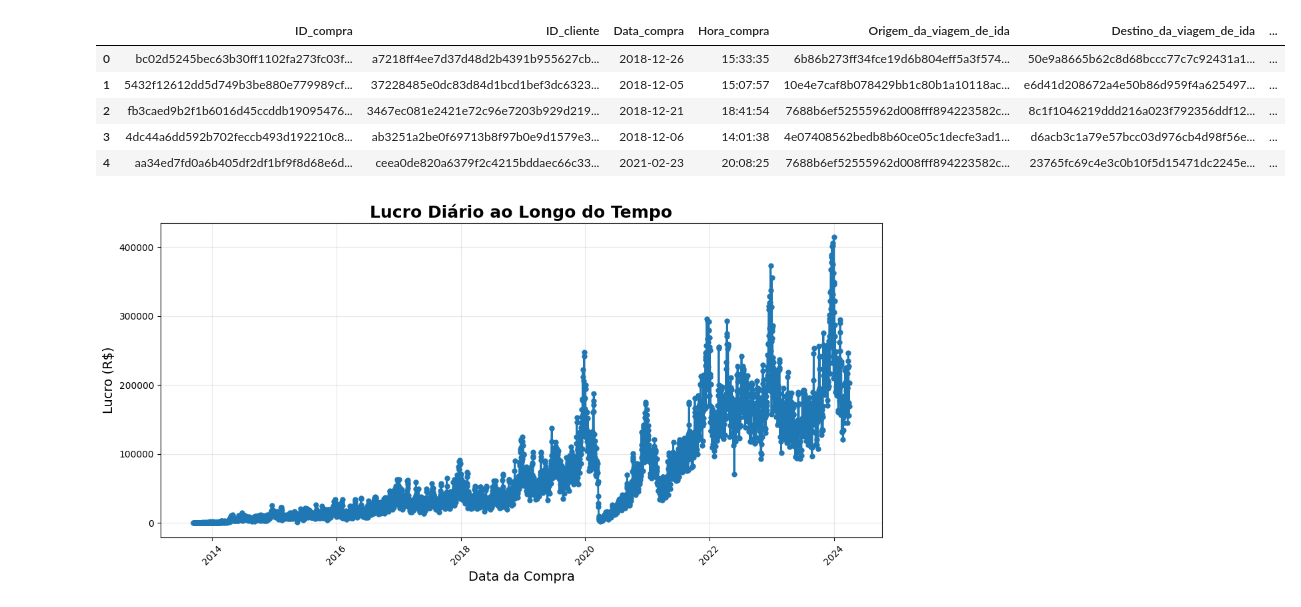
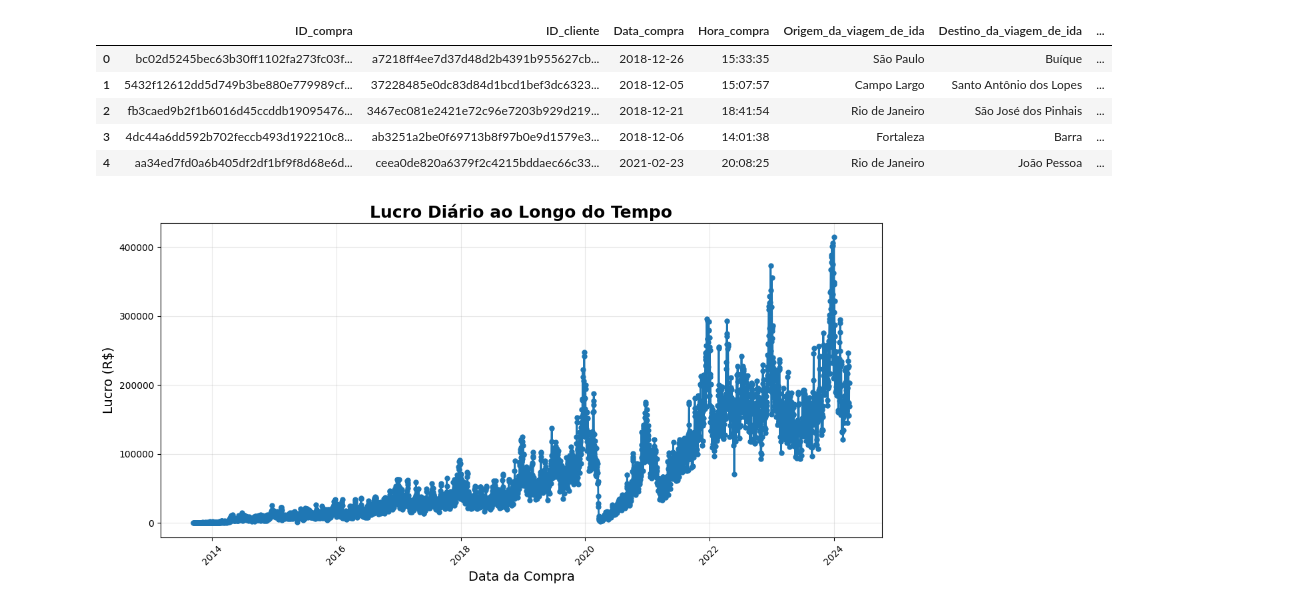
Before and after one commit to JhArantes/F5-Challenge-ClickBus, a Jupyter notebook: Analise_Exploratoria.ipynb, the cells around one changed output. Cells and saved outputs as stored; diff of their text form; code cells hidden in the pictures.

```diff
--- a/Analise_Exploratoria.ipynb
+++ b/Analise_Exploratoria.ipynb
@@ -1,15 +1,15 @@
 # %%
 import pandas as pd
 # %%
-csv_clickbus = pd.read_csv(r'desafio clickbus\desafio clickbus\dados_desafio_fiap\hash\dados_tratados_clickbus.csv')
+csv_clickbus = pd.read_csv(r'desafio clickbus\desafio clickbus\dados_desafio_fiap\df_clickbus_tratados_clickbus.csv')
 csv_clickbus.head()
 # %% [output]
 |  | ID_compra | ID_cliente | Data_compra | Hora_compra | Origem_da_viagem_de_ida | Destino_da_viagem_de_ida | ... |
-| 0 | bc02d5245bec63b30ff1102fa273fc03f... | a7218ff4ee7d37d48d2b4391b955627cb... | 2018-12-26 | 15:33:35 | 6b86b273ff34fce19d6b804eff5a3f574... | 50e9a8665b62c8d68bccc77c7c92431a1... | ... |
-| 1 | 5432f12612dd5d749b3be880e779989cf... | 37228485e0dc83d84d1bcd1bef3dc6323... | 2018-12-05 | 15:07:57 | 10e4e7caf8b078429bb1c80b1a10118ac... | e6d41d208672a4e50b86d959f4a625497... | ... |
-| 2 | fb3caed9b2f1b6016d45ccddb19095476... | 3467ec081e2421e72c96e7203b929d219... | 2018-12-21 | 18:41:54 | 7688b6ef52555962d008fff894223582c... | 8c1f1046219ddd216a023f792356ddf12... | ... |
-| 3 | 4dc44a6dd592b702feccb493d192210c8... | ab3251a2be0f69713b8f97b0e9d1579e3... | 2018-12-06 | 14:01:38 | 4e07408562bedb8b60ce05c1decfe3ad1... | d6acb3c1a79e57bcc03d976cb4d98f56e... | ... |
-| 4 | aa34ed7fd0a6b405df2df1bf9f8d68e6d... | ceea0de820a6379f2c4215bddaec66c33... | 2021-02-23 | 20:08:25 | 7688b6ef52555962d008fff894223582c... | 23765fc69c4e3c0b10f5d15471dc2245e... | ... |
+| 0 | bc02d5245bec63b30ff1102fa273fc03f... | a7218ff4ee7d37d48d2b4391b955627cb... | 2018-12-26 | 15:33:35 | São Paulo | Buíque | ... |
+| 1 | 5432f12612dd5d749b3be880e779989cf... | 37228485e0dc83d84d1bcd1bef3dc6323... | 2018-12-05 | 15:07:57 | Campo Largo | Santo Antônio dos Lopes | ... |
+| 2 | fb3caed9b2f1b6016d45ccddb19095476... | 3467ec081e2421e72c96e7203b929d219... | 2018-12-21 | 18:41:54 | Rio de Janeiro | São José dos Pinhais | ... |
+| 3 | 4dc44a6dd592b702feccb493d192210c8... | ab3251a2be0f69713b8f97b0e9d1579e3... | 2018-12-06 | 14:01:38 | Fortaleza | Barra | ... |
+| 4 | aa34ed7fd0a6b405df2df1bf9f8d68e6d... | ceea0de820a6379f2c4215bddaec66c33... | 2021-02-23 | 20:08:25 | Rio de Janeiro | João Pessoa | ... |
 # %%
 import pandas as pd
 import matplotlib.pyplot as plt
```
Also changed, not shown: 2 other files.
